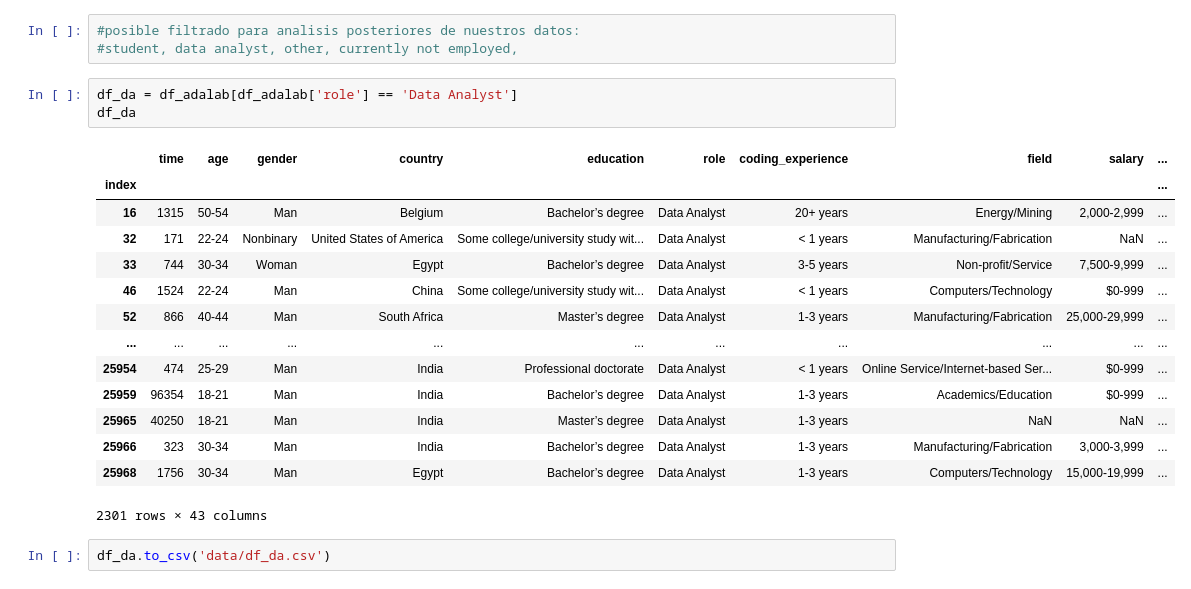
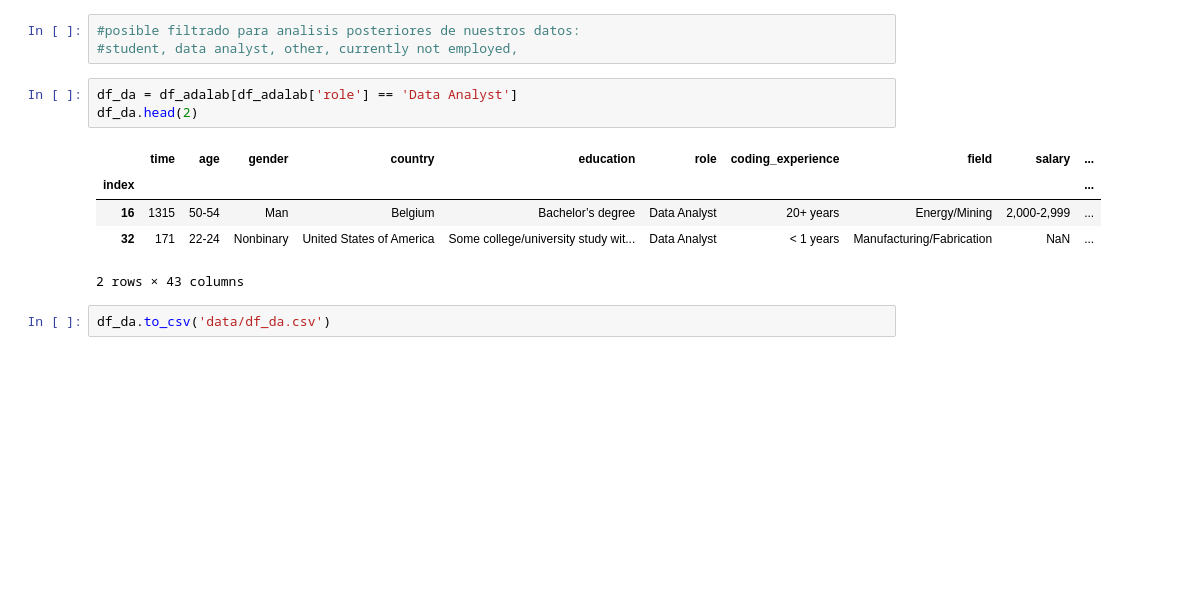
Before and after one commit to anane3373/promoE-modulo2-proyecto-equipo2-NataliaAnaIAnaGAnaS, a Jupyter notebook: limpieza.ipynb, the cells around one changed output. Drawn from its saved outputs; the diff is of its cells as text; blank space fills up the shorter version.

```diff
--- a/limpieza.ipynb
+++ b/limpieza.ipynb
@@ -59,22 +59,13 @@ Name: count, dtype: int64
 #student, data analyst, other, currently not employed,
 # %%
 df_da = df_adalab[df_adalab['role'] == 'Data Analyst']
-df_da
+df_da.head(2)
 # %% [output]
 |  | time | age | gender | country | education | role | coding_experience | field | salary | ... |
 | index |  |  |  |  |  |  |  |  |  | ... |
 | 16 | 1315 | 50-54 | Man | Belgium | Bachelor’s degree | Data Analyst | 20+ years | Energy/Mining | 2,000-2,999 | ... |
 | 32 | 171 | 22-24 | Nonbinary | United States of America | Some college/university study wit... | Data Analyst | < 1 years | Manufacturing/Fabrication | NaN | ... |
-| 33 | 744 | 30-34 | Woman | Egypt | Bachelor’s degree | Data Analyst | 3-5 years | Non-profit/Service | 7,500-9,999 | ... |
-| 46 | 1524 | 22-24 | Man | China | Some college/university study wit... | Data Analyst | < 1 years | Computers/Technology | $0-999 | ... |
-| 52 | 866 | 40-44 | Man | South Africa | Master’s degree | Data Analyst | 1-3 years | Manufacturing/Fabrication | 25,000-29,999 | ... |
-| ... | ... | ... | ... | ... | ... | ... | ... | ... | ... | ... |
-| 25954 | 474 | 25-29 | Man | India | Professional doctorate | Data Analyst | < 1 years | Online Service/Internet-based Ser... | $0-999 | ... |
-| 25959 | 96354 | 18-21 | Man | India | Bachelor’s degree | Data Analyst | 1-3 years | Academics/Education | $0-999 | ... |
-| 25965 | 40250 | 18-21 | Man | India | Master’s degree | Data Analyst | 1-3 years | NaN | NaN | ... |
-| 25966 | 323 | 30-34 | Man | India | Bachelor’s degree | Data Analyst | 1-3 years | Manufacturing/Fabrication | 3,000-3,999 | ... |
-| 25968 | 1756 | 30-34 | Man | Egypt | Bachelor’s degree | Data Analyst | 1-3 years | Computers/Technology | 15,000-19,999 | ... |
-2301 rows × 43 columns
+2 rows × 43 columns
 # %%
 df_da.to_csv('data/df_da.csv')
 # %%
```
Also changed, not shown: parts of 10 cells of this notebook.
